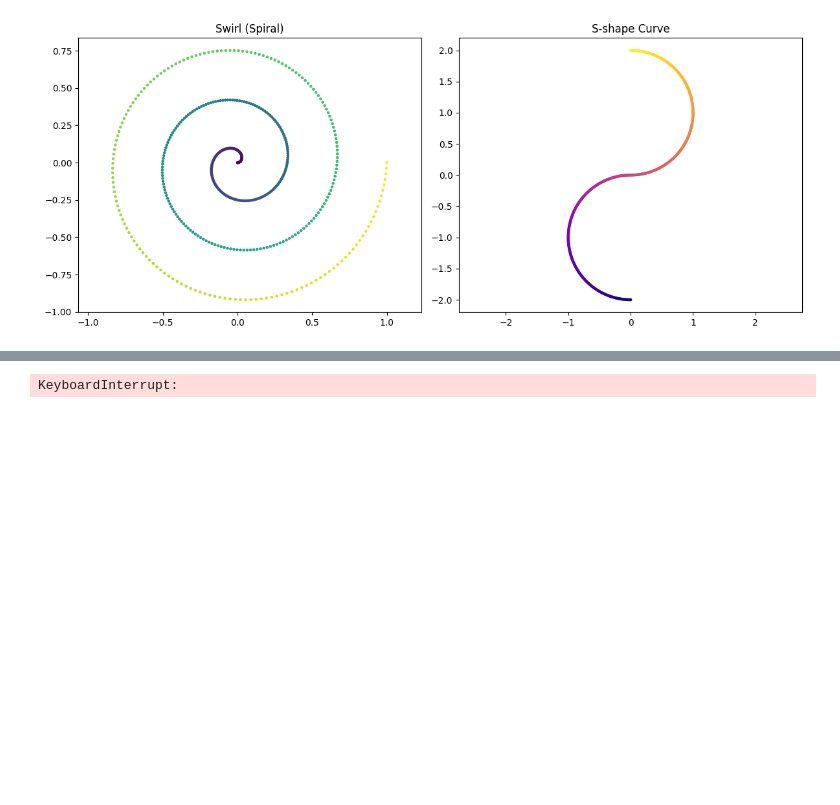
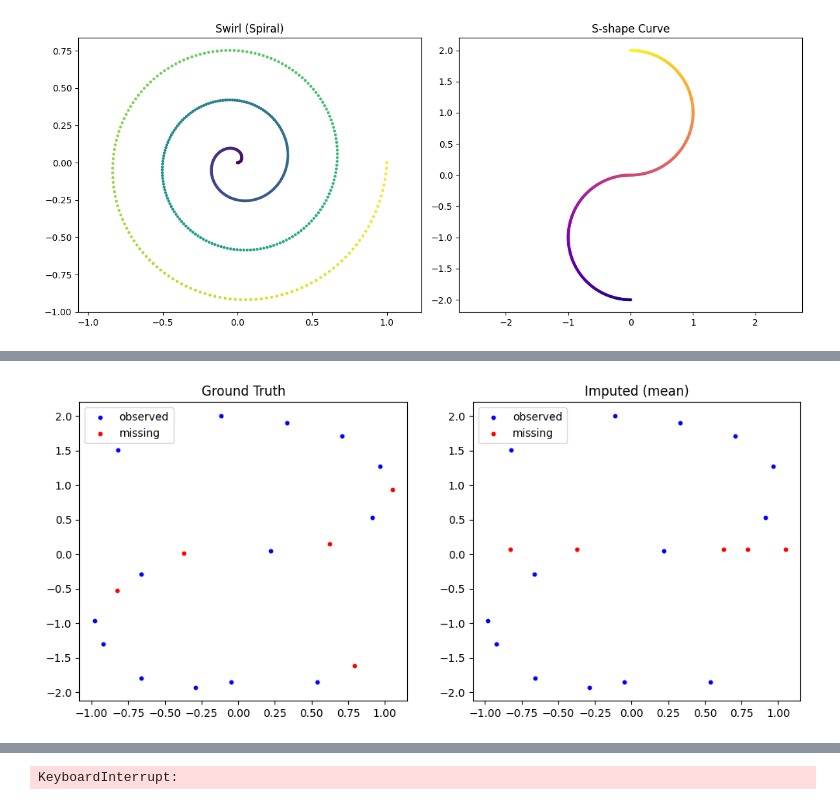
Before and after one commit to jacobf18/tabular, a Jupyter notebook: mcpfn/tests.ipynb, the cells around one changed output, grey strips where cells are left out. Saved outputs shown, nothing was run; the diff lists cells and outputs as text; code cells hidden in the pictures; blank space fills up the shorter version.

```diff
--- a/mcpfn/tests.ipynb
+++ b/mcpfn/tests.ipynb
@@ -151,0 +169,23 @@ Collecting loguru==0.6.0 (from hyperimpute)
+# %%
+method = "mean"
+
+plugin = Imputers().get(method)
+out = plugin.fit_transform(s_combined).to_numpy()
+
+fig, axs = plt.subplots(1, 2, figsize=(12, 5))
+
+plot_out = out[s_observed.shape[0]:,:]
+axs[0].set_title("Ground Truth")
+axs[0].scatter(s_observed[:, 0], s_observed[:, 1], s=10, c='blue')
+axs[0].scatter(s[s_mask, 0], s[s_mask, 1], s=10, c='red')
+
+axs[1].set_title(f"Imputed ({method})")
+axs[1].scatter(s_observed[:, 0], s_observed[:, 1], s=10, c='blue')
+axs[1].scatter(plot_out[:, 0], plot_out[:, 1], s=10, c='red')
+
+axs[0].legend(['observed', 'missing'], loc='upper left')
+axs[1].legend(['observed', 'missing'], loc='upper left')
+
+plt.show()
+# %% [output]
+[figure, added]
```
Also changed, not shown: parts of 9 cells of this notebook.
